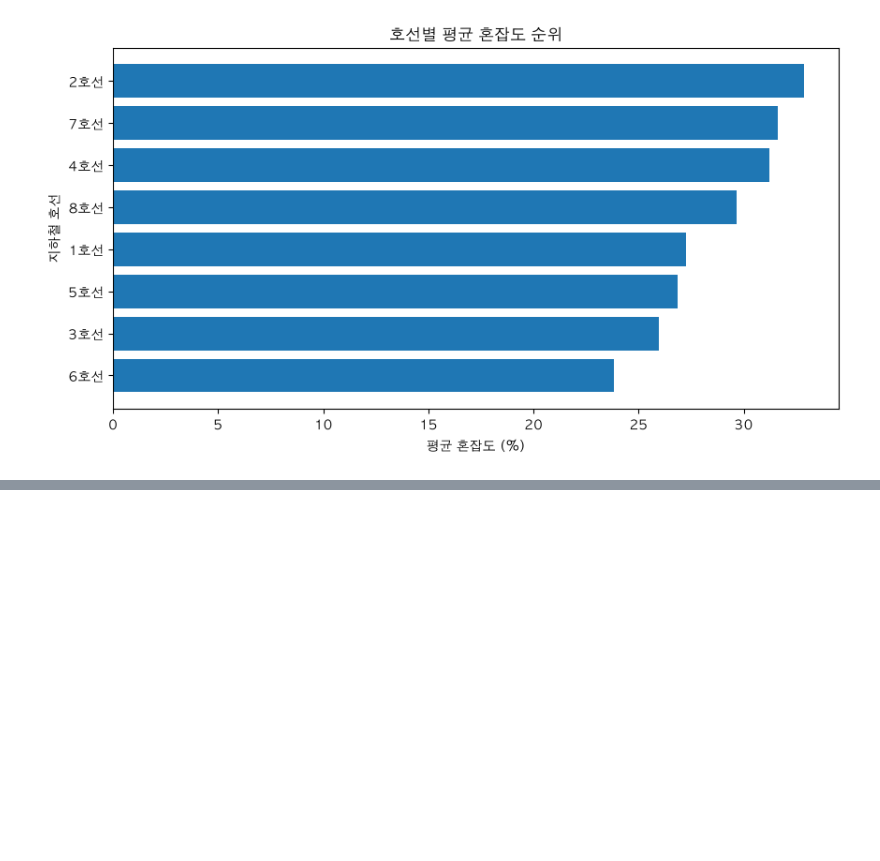
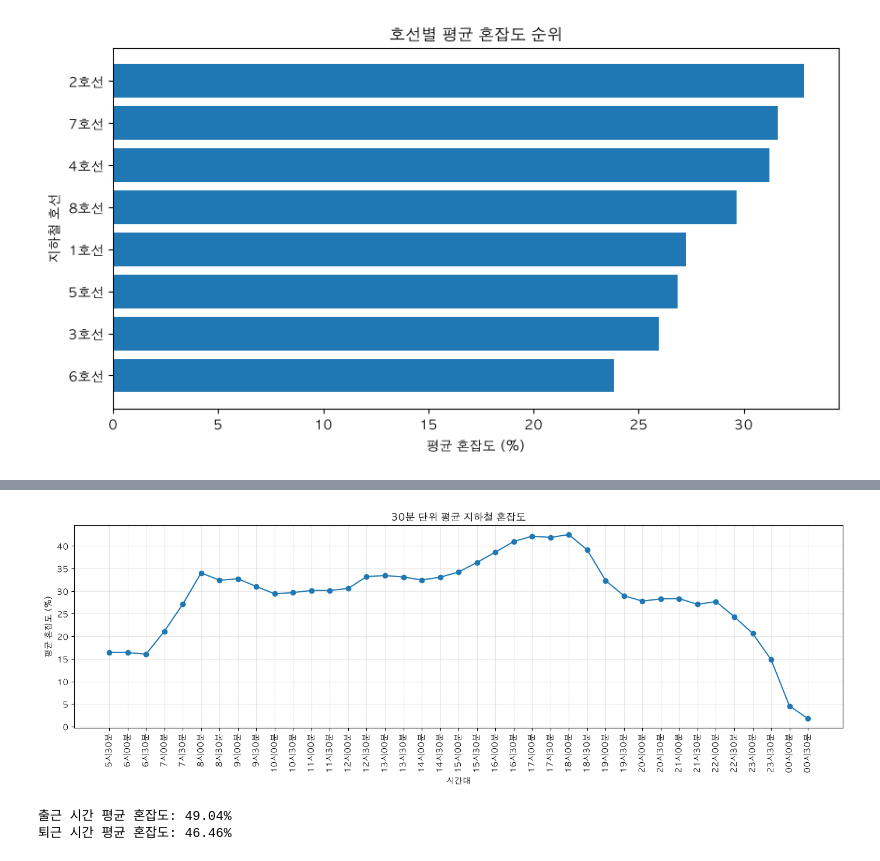
Before and after one commit to olloir/Subway_Congestion, a Jupyter notebook: Subway_Congestion.ipynb, the cells around one changed output, grey strips where cells are left out. Cells and saved outputs as stored; diff of their text form; code cells hidden in the pictures; blank space fills up the shorter version.

Commit message:
feat: 시간대별 혼잡도 분석 및 시각화

```diff
--- a/Subway_Congestion.ipynb
+++ b/Subway_Congestion.ipynb
@@ -89,3 +89,12 @@ plt.ylabel("지하철 호선")
 plt.show()
 # %% [output]
 [figure]
+# %%
+# 30분 단위 시간대 컬럼 선택
+time_cols = df.columns[5:44]
+
+# 시간대별 평균 혼잡도 계산
+time_avg = df[time_cols].mean()
+
+# 소수점 둘째 자리까지 출력
+time_avg.round(2)
@@ -91,0 +119,33 @@ plt.show()
+# %%
+# 30분 단위 평균 혼잡도 선그래프
+plt.figure(figsize=(14, 5))
+plt.plot(time_avg.index, time_avg.values, marker="o")
+
+plt.title("30분 단위 평균 지하철 혼잡도")
+plt.xlabel("시간대")
+plt.ylabel("평균 혼잡도 (%)")
+
+plt.xticks(rotation=90)
+plt.grid(True, alpha=0.3)
+plt.tight_layout()
+plt.show()
+# %% [output]
+[figure, added]
+# %%
+# 평일 데이터만 선택
+weekday_df = df[df["구분"] == "평일"]
+
+# 출퇴근 시간대 설정
+morning_cols = ["7시00분", "7시30분", "8시00분", "8시30분"]
+evening_cols = ["18시00분", "18시30분", "19시00분", "19시30분"]
+
+# 출퇴근 평균 혼잡도 계산
+morning_avg = weekday_df[morning_cols].mean().mean()
+evening_avg = weekday_df[evening_cols].mean().mean()
+
+# 결과 출력
+print(f"출근 시간 평균 혼잡도: {morning_avg:.2f}%")
+print(f"퇴근 시간 평균 혼잡도: {evening_avg:.2f}%")
+# %% [output]
+출근 시간 평균 혼잡도: 49.04%
+퇴근 시간 평균 혼잡도: 46.46%
```
Also changed, not shown: parts of 3 cells of this notebook.
